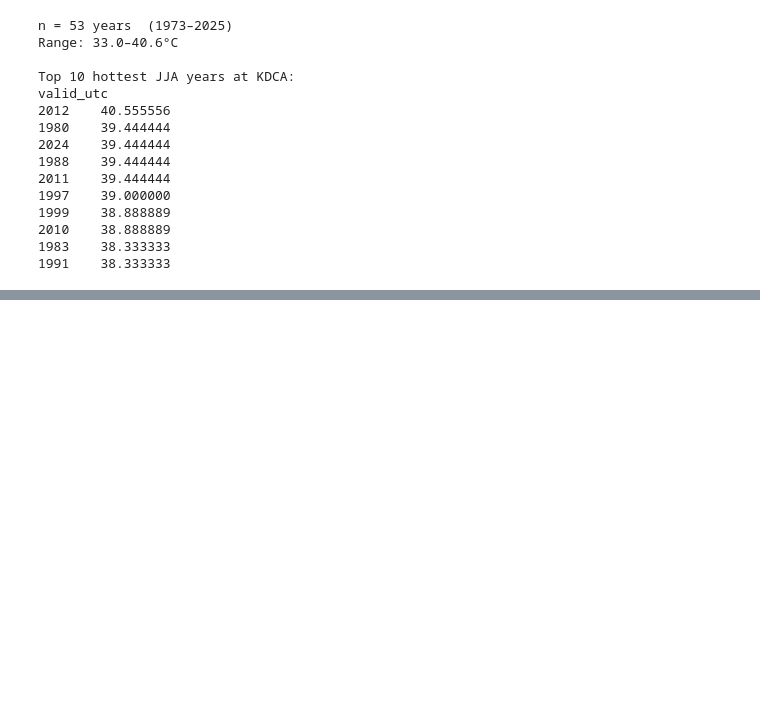
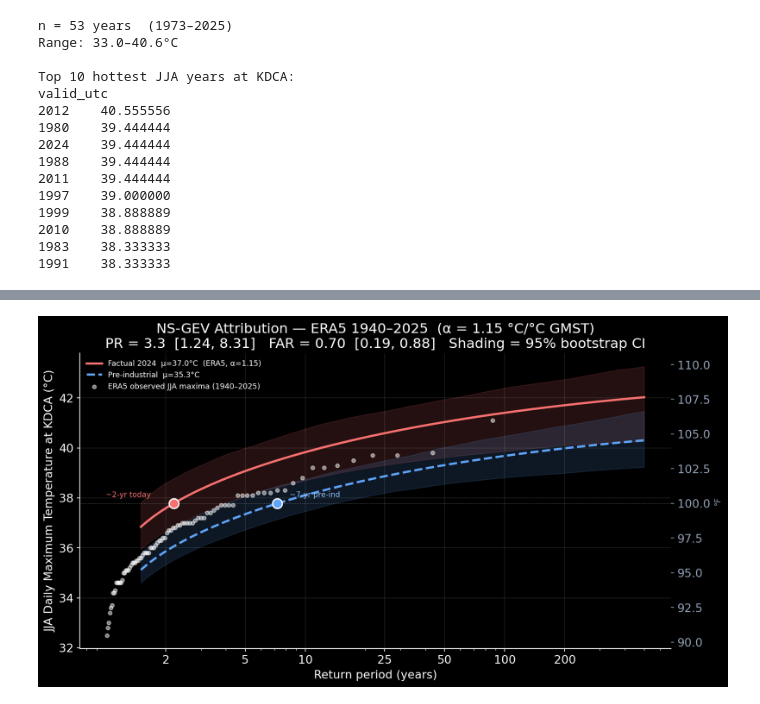
Before and after one commit to sotarolab/weather-extremes, a Jupyter notebook: analyses/dc_heatwave_2026/dc_heatwave_2026_analysis.ipynb, the cells around one changed output, grey strips where cells are left out. Drawn from its saved outputs; the diff is of its cells as text; code cells hidden in the pictures; blank space fills up the shorter version.

```diff
--- a/analyses/dc_heatwave_2026/dc_heatwave_2026_analysis.ipynb
+++ b/analyses/dc_heatwave_2026/dc_heatwave_2026_analysis.ipynb
@@ -510,0 +866,82 @@ plt.show()
+# %%
+### Step 4: Return period plot: ERA5 NS-GEV factual vs pre-industrial
+
+T_plot = np.logspace(np.log10(1.5), np.log10(500), 300)
+
+# ERA5 NS-GEV curves
+rl_factual_e = genextreme.ppf(1 - 1/T_plot, c=ns_c_e, loc=mu_factual_e, scale=ns_sigma_e)
+rl_pi_e      = genextreme.ppf(1 - 1/T_plot, c=ns_c_e, loc=mu_pi_e,      scale=ns_sigma_e)
+
+# Bootstrap CI bands for ERA5 factual curve
+np.random.seed(42)
+band_factual, band_pi = [], []
+for _ in range(300):
+    idx   = np.random.choice(len(era5_temps), size=len(era5_temps), replace=True)
+    res_b = minimize(ns_gev_nll, x0_era5, args=(era5_temps[idx], gmst_era5[idx]),
+                     method='Nelder-Mead', options={'maxiter': 20000, 'xatol': 1e-7, 'fatol': 1e-7})
+    m0, a, ls, nc = res_b.x
+    band_factual.append(genextreme.ppf(1 - 1/T_plot, c=nc, loc=m0+a*gmst_factual, scale=np.exp(ls)))
+    band_pi.append(genextreme.ppf(     1 - 1/T_plot, c=nc, loc=m0+a*gmst_pi,      scale=np.exp(ls)))
+
+ci_lo_f = np.percentile(band_factual, 2.5,  axis=0)
+ci_hi_f = np.percentile(band_factual, 97.5, axis=0)
+ci_lo_p = np.percentile(band_pi,      2.5,  axis=0)
+ci_hi_p = np.percentile(band_pi,      97.5, axis=0)
+
+rp_factual_e = 1 / p_factual_e
+rp_pi_e      = 1 / p_pi_e
+
+fig, ax = plt.subplots(figsize=(11, 6))
+
+# CI bands
+ax.fill_between(T_plot, ci_lo_f, ci_hi_f, color='#f87171', alpha=0.15, label='_')
+ax.fill_between(T_plot, ci_lo_p, ci_hi_p, color='#60a5fa', alpha=0.15, label='_')
+
+# ERA5 NS-GEV curves
+ax.plot(T_plot, rl_factual_e, color='#f87171', lw=2.5,
+        label=f'Factual 2024  μ={mu_factual_e:.1f}°C  (ERA5, α={alpha_e:.2f})')
+ax.plot(T_plot, rl_pi_e,      color='#60a5fa', lw=2.5, ls='--',
+        label=f'Pre-industrial  μ={mu_pi_e:.1f}°C')
+
+
+# Observed ERA5 block maxima
+n_e   = len(era5_temps)
+T_emp = np.sort((n_e + 1) / np.arange(1, n_e + 1))
+ax.scatter(T_emp, np.sort(era5_temps), color='white', s=18, alpha=0.5, zorder=3,
+           label='ERA5 observed JJA maxima (1940–2025)')
+
+# GFS peak
+ax.axhline(attr_threshold_c, color='white', lw=0.7, ls=':', alpha=0.4)
+ax.scatter([rp_factual_e], [attr_threshold_c], color='#f87171', s=120, zorder=5, edgecolors='white', lw=1.5)
+ax.scatter([rp_pi_e],      [attr_threshold_c], color='#60a5fa', s=120, zorder=5, edgecolors='white', lw=1.5)
+ax.text(rp_factual_e / 1.3, attr_threshold_c + 0.2,
+        f'~{rp_factual_e:.0f}-yr today',
+        color='#f87171', fontsize=8.5, ha='right', va='bottom')
+ax.text(rp_pi_e * 1.15, attr_threshold_c + 0.2,
+        f'~{rp_pi_e:.0f}-yr pre-ind',
+        color='#93c5fd', fontsize=8.5, ha='left', va='bottom')
+
+ax.set_xscale('log')
+ax.set_xlabel('Return period (years)')
+ax.set_ylabel('JJA Daily Maximum Temperature at KDCA (°C)')
+ax.set_title(
+    f'NS-GEV Attribution — ERA5 1940–2025  (α = {alpha_e:.2f} °C/°C GMST)\n'
+    f'PR = {PR_e:.1f}  [{PR_ci_e[0]:.2f}, {PR_ci_e[1]:.2f}]   '
+    f'FAR = {FAR_e:.2f}  [{FAR_ci_e[0]:.2f}, {FAR_ci_e[1]:.2f}]   '
+    f'Shading = 95% bootstrap CI'
+)
+ax.set_xticks([2, 5, 10, 25, 50, 100, 200])
+ax.set_xticklabels(['2', '5', '10', '25', '50', '100', '200'])
+ax.legend(fontsize=8.5, loc='upper left')
+ax.grid(alpha=0.12)
+
+ax_f = ax.twinx()
+ax_f.set_ylim(ax.get_ylim()[0]*9/5+32, ax.get_ylim()[1]*9/5+32)
+ax_f.set_ylabel('°F', color='#94a3b8', fontsize=9)
+ax_f.tick_params(colors='#94a3b8')
+
+fig.tight_layout()
+plt.savefig(FIG_DIR / 'fig_dc_attribution_era5_2026.png', dpi=150, bbox_inches='tight')
+plt.show()
+# %% [output]
+[figure, added]
```
Also changed, not shown: parts of 37 cells of this notebook, 4 other files.
